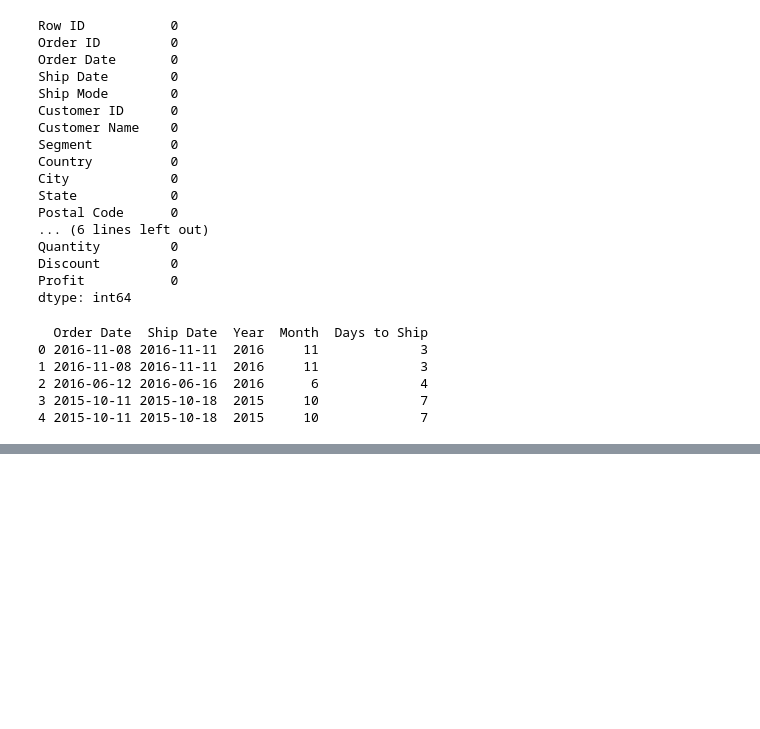
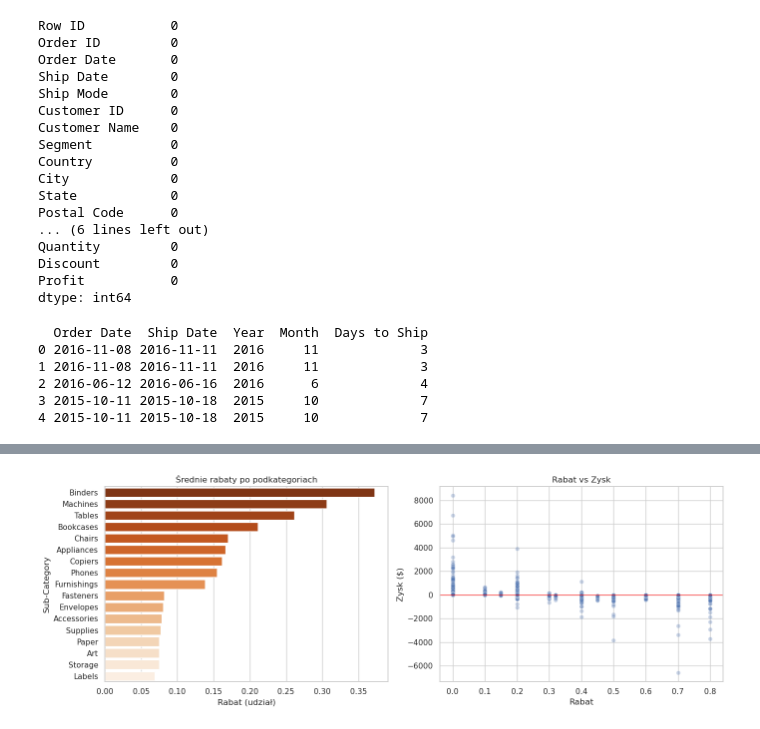
Before and after one commit to sverill/superstore-analysis, a Jupyter notebook: superstore_analysis.ipynb, the cells around one changed output, grey strips where cells are left out. Saved outputs shown, nothing was run; the diff lists cells and outputs as text; code cells hidden in the pictures; blank space fills up the shorter version.

```diff
--- a/superstore_analysis.ipynb
+++ b/superstore_analysis.ipynb
@@ -95,0 +150,23 @@ print(df[['Order Date', 'Ship Date', 'Year', 'Month', 'Days to Ship']].head())
+# %%
+#Sprawdzenie przyczyny czemu niektóre kategorie nierentowe
+fig, axes = plt.subplots(1, 2, figsize=(14, 5))
+
+#Rabaty po podkategoriach
+subcategory_discount = df.groupby('Sub-Category')['Discount'].mean().reset_index()
+subcategory_discount = subcategory_discount.sort_values('Discount', ascending=False)
+
+sns.barplot(data=subcategory_discount, x='Discount', y='Sub-Category', hue='Sub-Category', legend=False, palette='Oranges_r', ax=axes[0])
+axes[0].set_title('Średnie rabaty po podkategoriach')
+axes[0].set_xlabel('Rabat (udział)')
+
+#Związek rabatu i zysku
+sns.scatterplot(data=df, x='Discount', y='Profit', alpha=0.3, ax=axes[1])
+axes[1].set_title('Rabat vs Zysk')
+axes[1].set_xlabel('Rabat')
+axes[1].set_ylabel('Zysk ($)')
+axes[1].axhline(y=0, color='red', linewidth=0.8)
+
+plt.tight_layout()
+plt.show()
+# %% [output]
+[figure, added]
```
Also changed, not shown: parts of 3 cells of this notebook.
